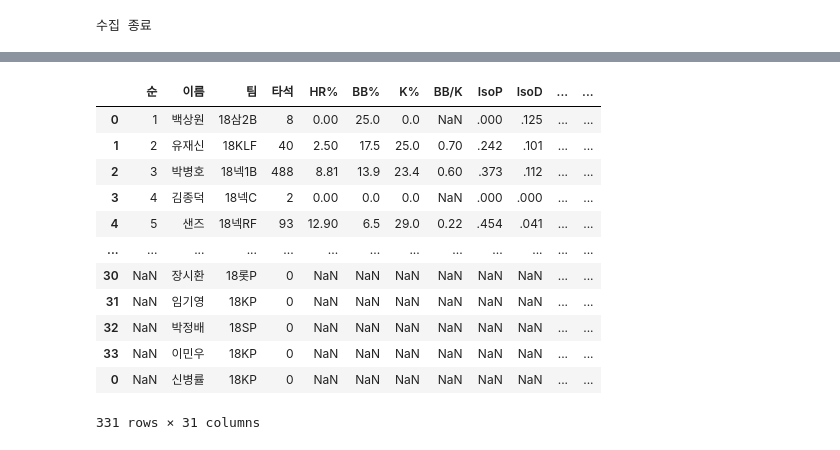
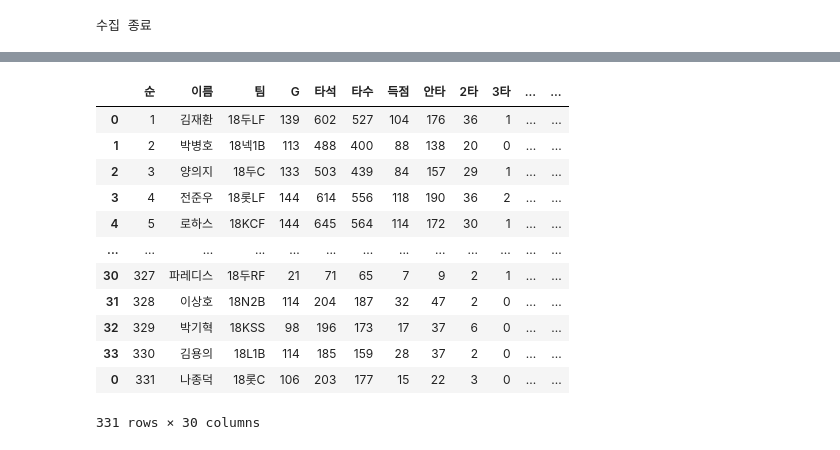
Before and after one commit to minstrel1149/Statiz_Project_3.1, a Jupyter notebook: statiz_3.1_practice.ipynb, the cells around one changed output, grey strips where cells are left out. Drawn from its saved outputs; the diff is of its cells as text; code cells hidden in the pictures.

```diff
--- a/statiz_3.1_practice.ipynb
+++ b/statiz_3.1_practice.ipynb
@@ -108,7 +109,9 @@ hit_expand_df
 def table_change(df):
     df = df.droplevel(0, axis=1)
     columns = df.columns.tolist()
-    columns.pop(3)
+    # pop() 메서드로 제거하면 기본에서는 WAR*, 확장에서는 wRC+가 중복으로 발생하는데.. 왜지?
+    # del 제거도 마찬가지
+    del columns[3]
     df = df.loc[:, columns]
     return df
 # %%
@@ -123,22 +126,3 @@ def numeric(df):
     for col in df.columns.tolist():
         df[col] = pd.to_numeric(df[col], errors='ignore')
     return df
-# %%
-(hit_expand_df
-.pipe(table_change)
-.pipe(remove_records)
-)
-# %% [output]
-|  | 순 | 이름 | 팀 | 타석 | HR% | BB% | K% | BB/K | IsoP | IsoD | ... | ... |
-| 0 | 1 | 백상원 | 18삼2B | 8 | 0.00 | 25.0 | 0.0 | NaN | .000 | .125 | ... | ... |
-| 1 | 2 | 유재신 | 18KLF | 40 | 2.50 | 17.5 | 25.0 | 0.70 | .242 | .101 | ... | ... |
-| 2 | 3 | 박병호 | 18넥1B | 488 | 8.81 | 13.9 | 23.4 | 0.60 | .373 | .112 | ... | ... |
-| 3 | 4 | 김종덕 | 18넥C | 2 | 0.00 | 0.0 | 0.0 | NaN | .000 | .000 | ... | ... |
-| 4 | 5 | 샌즈 | 18넥RF | 93 | 12.90 | 6.5 | 29.0 | 0.22 | .454 | .041 | ... | ... |
-| ... | ... | ... | ... | ... | ... | ... | ... | ... | ... | ... | ... | ... |
-| 30 | NaN | 장시환 | 18롯P | 0 | NaN | NaN | NaN | NaN | NaN | NaN | ... | ... |
-| 31 | NaN | 임기영 | 18KP | 0 | NaN | NaN | NaN | NaN | NaN | NaN | ... | ... |
-| 32 | NaN | 박정배 | 18SP | 0 | NaN | NaN | NaN | NaN | NaN | NaN | ... | ... |
-| 33 | NaN | 이민우 | 18KP | 0 | NaN | NaN | NaN | NaN | NaN | NaN | ... | ... |
-| 0 | NaN | 신병률 | 18KP | 0 | NaN | NaN | NaN | NaN | NaN | NaN | ... | ... |
-331 rows × 31 columns
@@ -146,0 +129,30 @@ def numeric(df):
+# %%
+hit_basic_cols = ['순', '이름', '팀', 'G', '타석', '타수', '득점', '안타', '2타', '3타', '홈런',
+       '루타', '타점', '도루', '도실', '볼넷', '사구', '고4', '삼진', '병살', '희타', '희비',
+       '타율', '출루', '장타', 'OPS', 'wOBA', 'wRC+', 'WAR*', 'WPA']
+hit_basic_df2 = (hit_basic_df
+.pipe(table_change)
+.pipe(remove_records)
+.loc[:, hit_basic_cols]
+)
+# 중복되어 나오는 문제를 해결하기 위해 열 drop 후 새로운 Series로 추가
+hit_basic_war = hit_basic_df2.loc[:, 'WAR*'].iloc[:, 0]
+hit_basic_df3 = (hit_basic_df2
+.drop('WAR*', axis=1)
+.assign(**{'WAR*':hit_basic_war})
+)
+hit_basic_df3
+# %% [output]
+|  | 순 | 이름 | 팀 | G | 타석 | 타수 | 득점 | 안타 | 2타 | 3타 | ... | ... |
+| 0 | 1 | 김재환 | 18두LF | 139 | 602 | 527 | 104 | 176 | 36 | 1 | ... | ... |
+| 1 | 2 | 박병호 | 18넥1B | 113 | 488 | 400 | 88 | 138 | 20 | 0 | ... | ... |
+| 2 | 3 | 양의지 | 18두C | 133 | 503 | 439 | 84 | 157 | 29 | 1 | ... | ... |
+| 3 | 4 | 전준우 | 18롯LF | 144 | 614 | 556 | 118 | 190 | 36 | 2 | ... | ... |
+| 4 | 5 | 로하스 | 18KCF | 144 | 645 | 564 | 114 | 172 | 30 | 1 | ... | ... |
+| ... | ... | ... | ... | ... | ... | ... | ... | ... | ... | ... | ... | ... |
+| 30 | 327 | 파레디스 | 18두RF | 21 | 71 | 65 | 7 | 9 | 2 | 1 | ... | ... |
+| 31 | 328 | 이상호 | 18N2B | 114 | 204 | 187 | 32 | 47 | 2 | 0 | ... | ... |
+| 32 | 329 | 박기혁 | 18KSS | 98 | 196 | 173 | 17 | 37 | 6 | 0 | ... | ... |
+| 33 | 330 | 김용의 | 18L1B | 114 | 185 | 159 | 28 | 37 | 2 | 0 | ... | ... |
+| 0 | 331 | 나종덕 | 18롯C | 106 | 203 | 177 | 15 | 22 | 3 | 0 | ... | ... |
+331 rows × 30 columns
```
Also changed, not shown: parts of 4 cells of this notebook.
